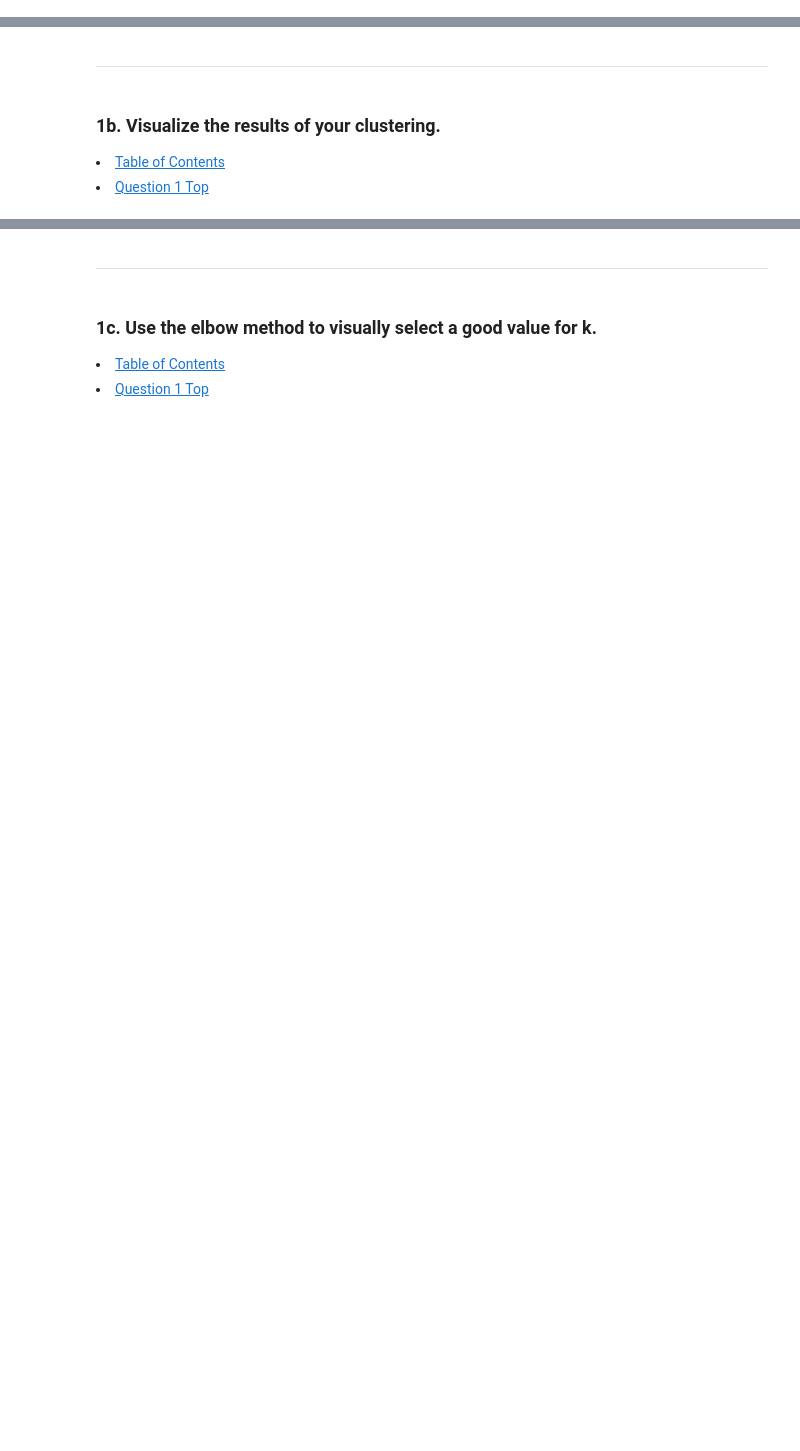
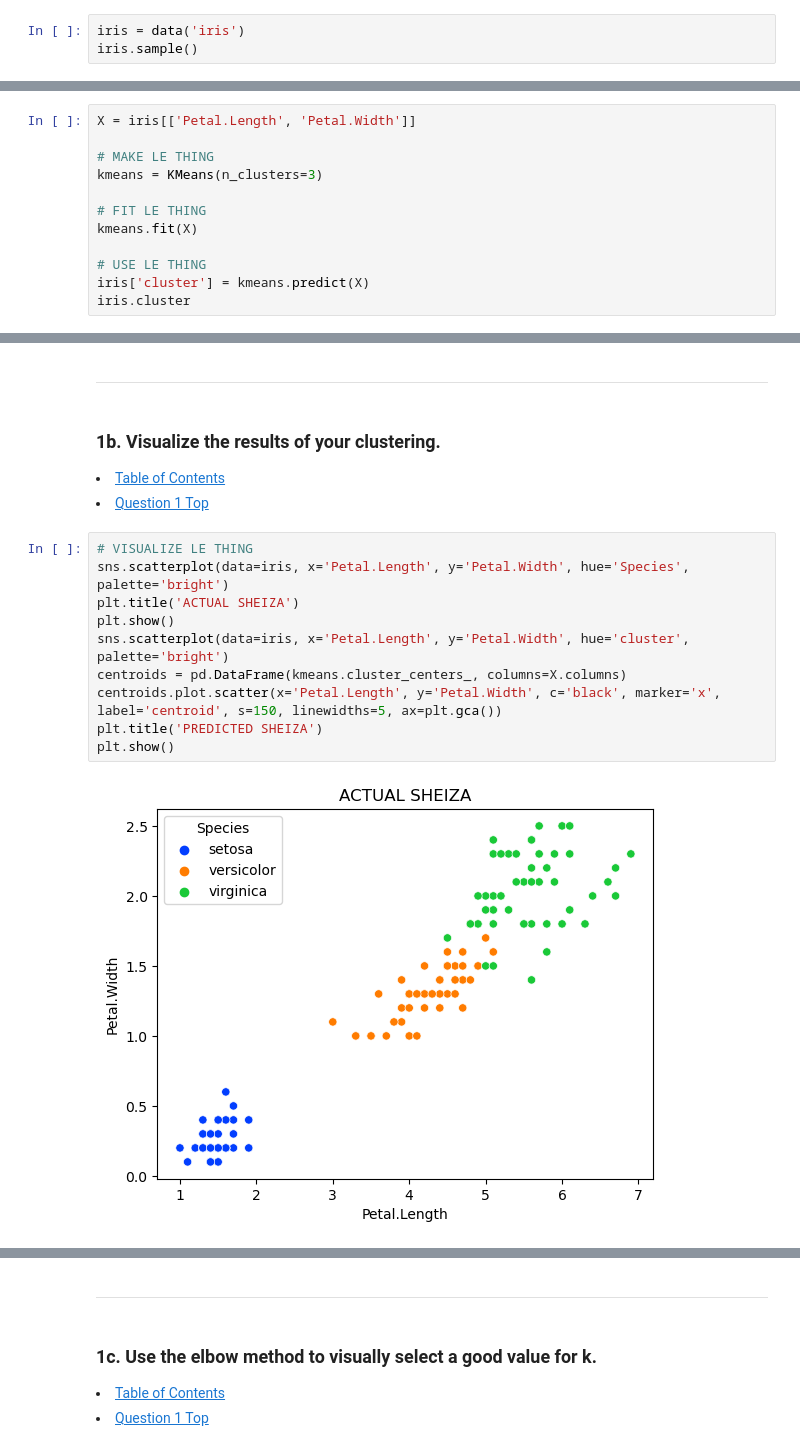
Before and after one commit to Jared-Wood135/clustering-exercises, a Jupyter notebook: modeling.ipynb, the cells around one changed output, grey strips where cells are left out. Drawn from its saved outputs; the diff is of its cells as text; blank space fills up the shorter version.

```diff
--- a/modeling.ipynb
+++ b/modeling.ipynb
@@ -31,3 +57,6 @@
 Clustering with the Iris Dataset
 
 Using this lesson as a guide, perform clustering on the iris dataset.
+# %%
+iris = data('iris')
+iris.sample()
@@ -39,0 +76,12 @@ Using this lesson as a guide, perform clustering on the iris dataset.
+# %%
+X = iris[['Petal.Length', 'Petal.Width']]
+
+# MAKE LE THING
+kmeans = KMeans(n_clusters=3)
+
+# FIT LE THING
+kmeans.fit(X)
+
+# USE LE THING
+iris['cluster'] = kmeans.predict(X)
+iris.cluster
@@ -45,3 +111,15 @@ Using this lesson as a guide, perform clustering on the iris dataset.
 
 <li><a href='#TableOfContents'>Table of Contents</a></li>
 <li><a href='#q1'>Question 1 Top</a></li>
+# %%
+# VISUALIZE LE THING
+sns.scatterplot(data=iris, x='Petal.Length', y='Petal.Width', hue='Species', palette='bright')
+plt.title('ACTUAL SHEIZA')
+plt.show()
+sns.scatterplot(data=iris, x='Petal.Length', y='Petal.Width', hue='cluster', palette='bright')
+centroids = pd.DataFrame(kmeans.cluster_centers_, columns=X.columns)
+centroids.plot.scatter(x='Petal.Length', y='Petal.Width', c='black', marker='x', label='centroid', s=150, linewidths=5, ax=plt.gca())
+plt.title('PREDICTED SHEIZA')
+plt.show()
+# %% [output]
+[figure, added]
```
Also changed, not shown: parts of 21 cells of this notebook.
